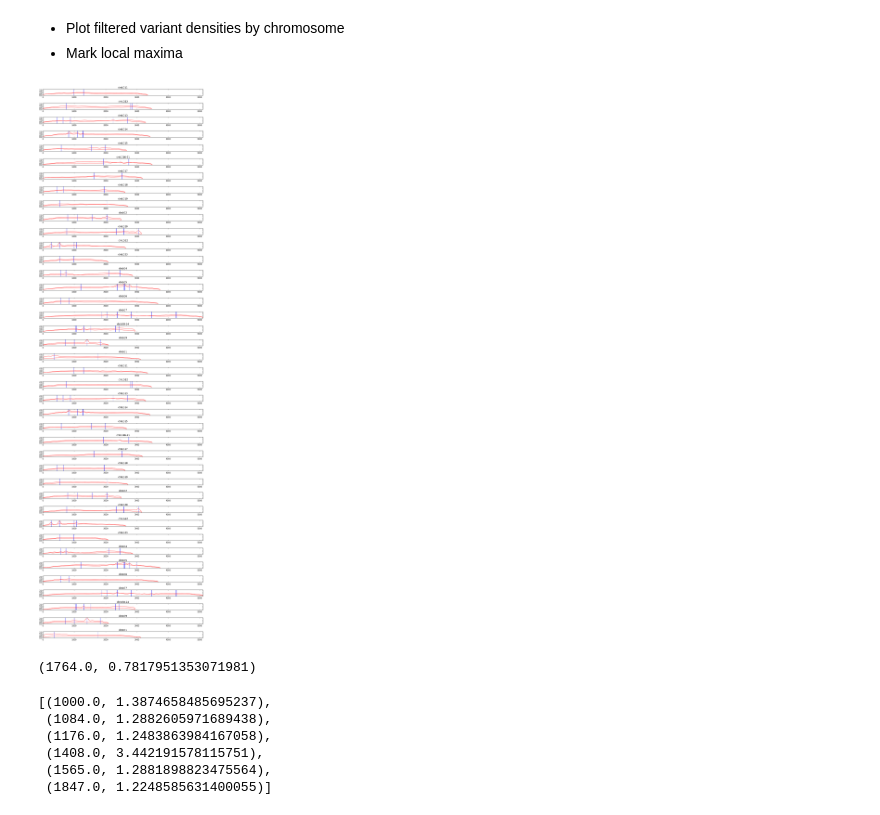
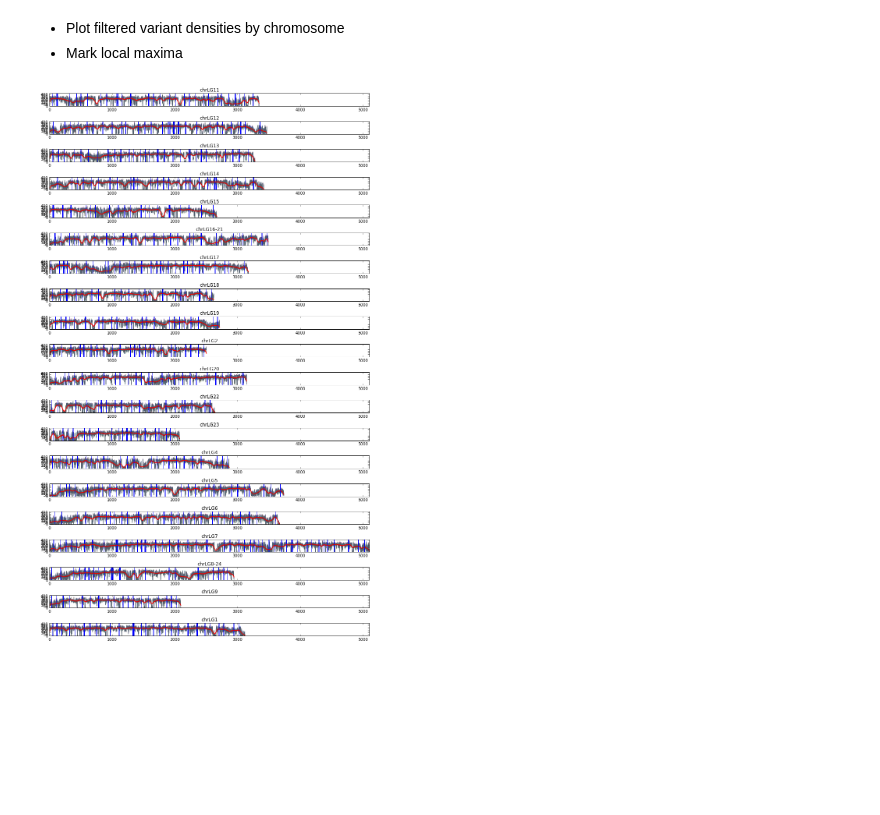
Before and after one commit to dodtlim/ulakes, a Jupyter notebook: ulakes.ipynb, the cells around one changed output. Cells and saved outputs as stored; diff of their text form; code cells hidden in the pictures; blank space fills up the shorter version.

```diff
--- a/ulakes.ipynb
+++ b/ulakes.ipynb
@@ -9,8 +9,9 @@ import vcf
 block_size = 10000
 size_cut   = 2e7
 
-#vcf_reader = vcf.Reader(open('/home/russell/fish/talapia/cichlid.wgs.vcf', 'rb'))
-vcf_reader = vcf.Reader(open('SNPs_only.kivu_hom.vcf.gz', 'rb'))
+vcf_reader = vcf.Reader(open('/home/russell/fish/talapia/cichlid.wgs.vcf', 'rb'))
+#vcf_reader = vcf.Reader(open('SNPs_only.kivu_hom.vcf.gz', 'rb'))
+#vcf_reader = vcf.Reader(open('SNPs_only.mweru_hom.vcf.gz', 'rb'))
 
 contig_lengths = {}
 for contig in vcf_reader.contigs :
@@ -27,7 +28,8 @@ for name in vcf_reader.samples :
     mycontigs = {}
     for contig in vcf_reader.contigs :
         if contig_lengths[contig] > size_cut :
-            bigcontigs.append(contig)
+            if not bigcontigs.__contains__(contig) :
+                bigcontigs.append(contig)
             mycontigs[contig] = { 'length' : length, 'snps' : zeros(contig_lengths[contig]/block_size+1) }
     mysamples[name] = mycontigs
 # %% [output]
@@ -43,11 +45,11 @@ WARNING: pylab import has clobbered these variables: ['blackman', 'convolve']
 # %%
 for n,obs in enumerate(vcf_reader) :
     if n%100000 == 0 : print n
-    #if n == 10000 : break
+    if n == 200000 : break
     if not bigcontigs.__contains__(obs.CHROM) : continue
     if obs.is_indel : continue
     for s in obs.samples :
-        if s.is_variant and s.called and not s.is_het :
+        if s.is_variant and s.called and s. and not s.is_het :
             #print sample.sample, sample.site.QUAL, sample.site.POS
             mysamples[s.sample][obs.CHROM]['snps'][s.site.POS/block_size] \
                 = mysamples[s.sample][obs.CHROM]['snps'][s.site.POS/block_size] + 1
@@ -56,54 +64,47 @@ for n,obs in enumerate(vcf_reader) :
+# %%
+import cPickle
+
+mysamples = pickle.load( open('victoria_10kb.pickle','r') )
 # %% [markdown]
 * Apply Wiener-Komolgerov filter
 * Convolve with a blackman window
 * Search for local maxima
 # %%
-from scipy.signal import blackman, wiener, convolve
+from scipy.signal import blackman, wiener, convolve, find_peaks_cwt
 from pique import peak
 
-window = blackman( 200 )
+window = blackman( 100 )
 window = window / sum(window)
 
 maxsnps = 0
 for n,c in enumerate(bigcontigs) :
     for s in vcf_reader.samples :
-        data = wiener( mysamples[s][c]['snps'], mysize=1000 )
+        data = wiener( mysamples[s][c]['snps'], mysize=50 )
         data = convolve( data, window, mode='same' )
-        if max(data) > maxsnps : maxsnps = max(data)
-        maxtab, mintab = peak.peakdet(data, 0.1)
+        if max(mysamples[s][c]['snps']) > maxsnps : maxsnps = max(mysamples[s][c]['snps'])
+        maxtab, mintab = peak.peakdet(data, 0.5)
+        #maxtab = find_peaks_cwt( mysamples[s][c]['snps'], arange(10,100) )
         mysamples[s][c]['wiener'] = data
         mysamples[s][c]['maxima'] = maxtab
         mysamples[s][c]['minima'] = mintab
+        mysamples[s][c]['total']  = sum(mysamples[s][c]['snps'])
 # %% [markdown]
 * Plot filtered variant densities by chromosome
 * Mark local maxima
 # %%
-figsize(12,40)
+figsize(12,20)
 
 for n,c in enumerate(bigcontigs) :
     subplot(len(bigcontigs),1,n)
-    for s in vcf_reader.samples :
-        #plot(mysamples[s][c]['snps'],alpha=.4)
+    for s in mysamples.keys() :
+        plot(mysamples[s][c]['snps'],alpha=.2)
         for maximum in mysamples[s][c]['maxima'] :
             x,y = maximum
             axvline(x)
         plot(mysamples[s][c]['wiener'],color='red')
         xlim(0,max(contig_lengths.values())/block_size)
         ylim(0,maxsnps)
         title(c)
 tight_layout()
 # %% [output]
-[figure, old version]
+[figure, new version]
-# %%
-maximum
-# %% [output]
-(1764.0, 0.7817951353071981)
-# %%
-maxtab
-# %% [output]
-[(1000.0, 1.3874658485695237),
- (1084.0, 1.2882605971689438),
- (1176.0, 1.2483863984167058),
- (1408.0, 3.442191578115751),
- (1565.0, 1.2881898823475564),
- (1847.0, 1.2248585631400055)]
```
Also changed, not shown: parts of 5 cells of this notebook, 1 other file.
